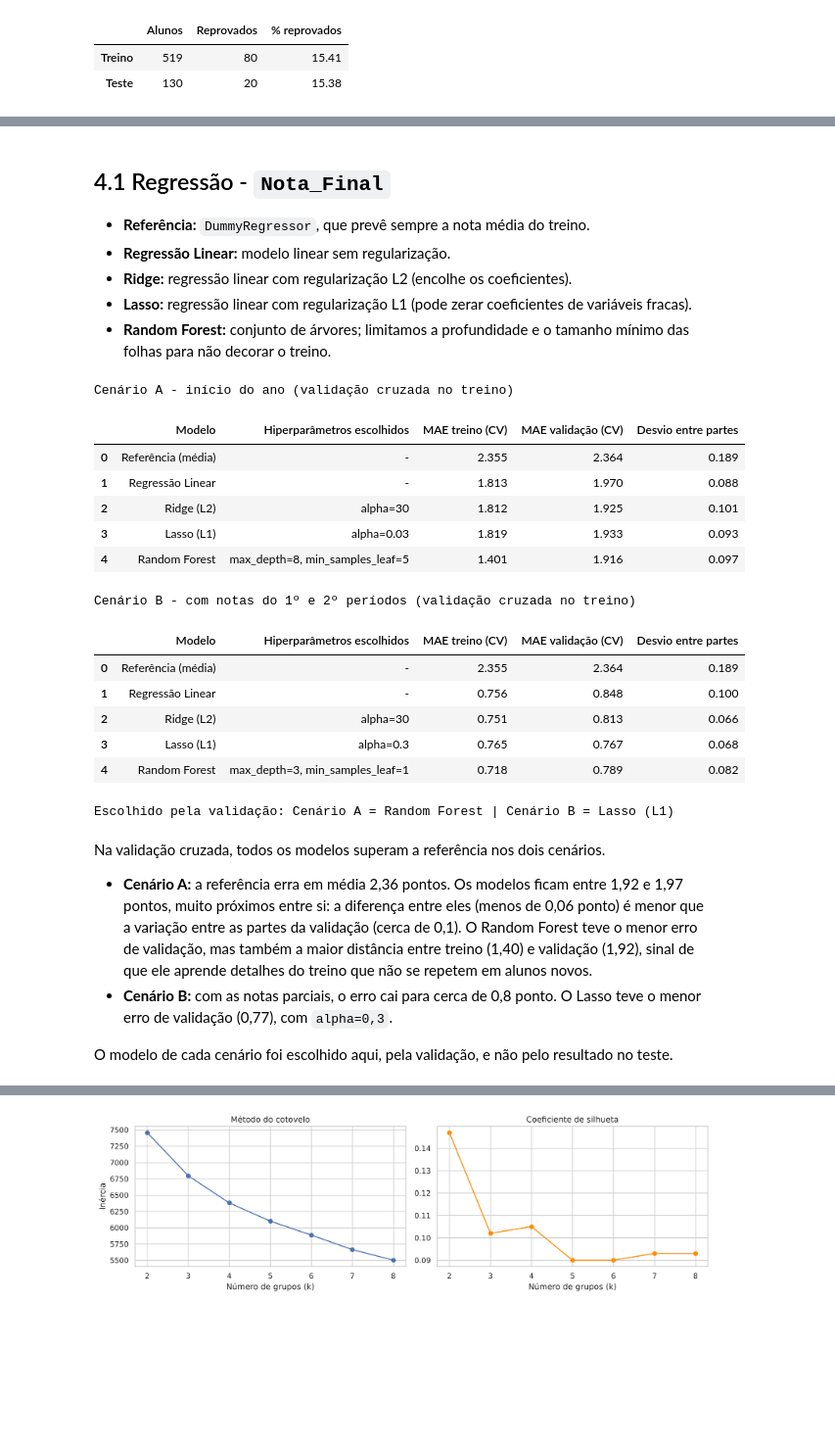
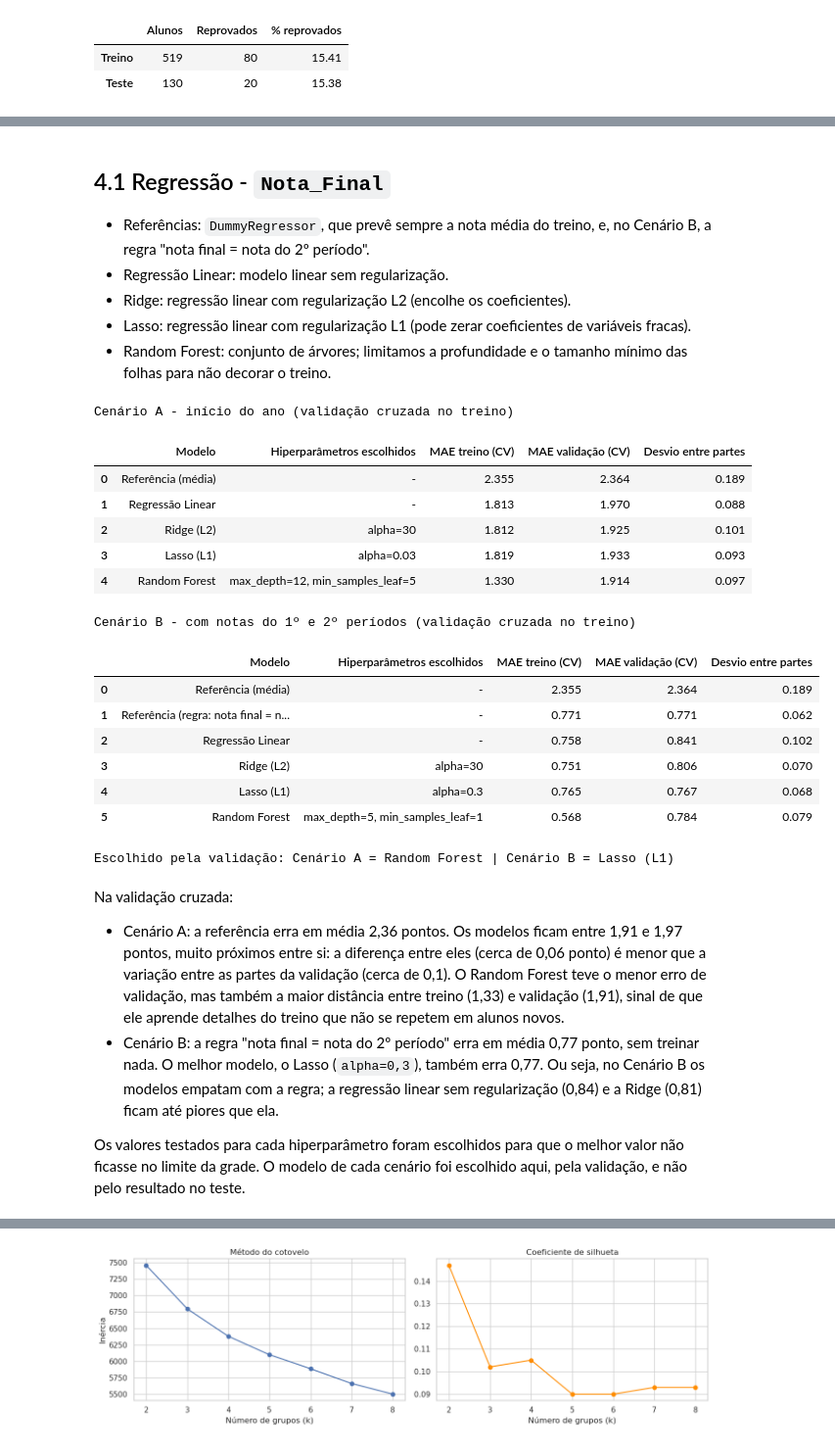
Before and after one commit to CinthiaMabuchi/Projeto_Final_Machine_Learning, a Jupyter notebook: projeto_final_ML_v2.ipynb, the cells around one changed output, grey strips where cells are left out. Shown at 98% size. Drawn from its saved outputs; the diff is of its cells as text; code cells hidden in the pictures; blank space fills up the shorter version.

Commit message:
Ajustes finais no arquivo v2

```diff
--- a/projeto_final_ML_v2.ipynb
+++ b/projeto_final_ML_v2.ipynb
@@ -130,0 +140,11 @@ df.head()
+# %%
+from pathlib import Path
+
+encontrados = [p for p in Path(".").iterdir() if p.name.lower() == "estudantes_desempenho.csv"]
+if not encontrados:
+    raise FileNotFoundError("Arquivo estudantes_desempenho.CSV não encontrado. "
+                            "Coloque o CSV na mesma pasta deste notebook e rode novamente.")
+
+arquivo = encontrados[0]
+df = pd.read_csv(arquivo, sep=";", encoding="latin-1")
+df.head()
@@ -251,7 +278,9 @@ df.describe().T.round(2)
 # %% [markdown]
 Para ler as médias acima é preciso lembrar dos códigos. A tabela a seguir mostra, para cada variável codificada, o significado de cada número e quantos alunos estão em cada nível.
 # %%
-escala_1a5 = lambda baixo, alto: {1: f"1 - {baixo}", 2: "2", 3: "3", 4: "4", 5: f"5 - {alto}"}
+def escala_1a5(baixo, alto):
+    return {1: f"1 - {baixo}", 2: "2", 3: "3", 4: "4", 5: f"5 - {alto}"}
+
 escolaridade = {0: "Nenhuma", 1: "Primário (até 4º ano)", 2: "5º ao 9º ano",
                 3: "Secundário (ensino médio)", 4: "Superior"}
 
@@ -690,9 +724,10 @@ Uma variável só pode entrar no modelo se estiver disponível no momento em que
 df["Risco_Reprovacao"] = (df["Nota_Final"] < 10).astype(int)
 
 colunas_resposta = ["Nota_Final", "Situacao_Final", "Risco_Reprovacao"]
-so_no_cenario_b = ["Nota_1o_Periodo", "Nota_2o_Periodo", "Numero_de_Faltas"]
+so_no_cenario_b = ["Nota_1o_Periodo", "Nota_2o_Periodo"]
+fora_dos_modelos = ["Numero_de_Faltas"]  # total do ano: não estaria disponível em nenhum dos dois momentos
 
-features_a = [c for c in df.columns if c not in colunas_resposta + so_no_cenario_b]
+features_a = [c for c in df.columns if c not in colunas_resposta + so_no_cenario_b + fora_dos_modelos]
 features_b = features_a + so_no_cenario_b
 
 def separar_tipos(features):
@@ -755,78 +824,86 @@ def dados(cenario, alvo):
 # %% [markdown]
 ## 4.1 Regressão - `Nota_Final`
 
-* **Referência:** `DummyRegressor`, que prevê sempre a nota média do treino.
-* **Regressão Linear:** modelo linear sem regularização.
-* **Ridge:** regressão linear com regularização L2 (encolhe os coeficientes).
-* **Lasso:** regressão linear com regularização L1 (pode zerar coeficientes de variáveis fracas).
-* **Random Forest:** conjunto de árvores; limitamos a profundidade e o tamanho mínimo das folhas para não decorar o treino.
+* Referências: `DummyRegressor`, que prevê sempre a nota média do treino, e, no Cenário B, a regra "nota final = nota do 2º período".
+* Regressão Linear: modelo linear sem regularização.
+* Ridge: regressão linear com regularização L2 (encolhe os coeficientes).
+* Lasso: regressão linear com regularização L1 (pode zerar coeficientes de variáveis fracas).
+* Random Forest: conjunto de árvores; limitamos a profundidade e o tamanho mínimo das folhas para não decorar o treino.
 # %%
 cv_reg = KFold(n_splits=5, shuffle=True, random_state=SEMENTE)
 
-def modelos_regressao():
+def modelos_regressao(cenario):
+    referencias = {"Referência (média)": (DummyRegressor(strategy="mean"), {})}
+    if cenario == "B":
+        referencias["Referência (regra: nota final = nota do 2º período)"] = (RegraNota2(), {})
     return {
-        "Referência (média)": (DummyRegressor(strategy="mean"), {}),
+        **referencias,
         "Regressão Linear": (LinearRegression(), {}),
-        "Ridge (L2)": (Ridge(), {"modelo__alpha": [0.1, 1, 10, 30, 100]}),
-        "Lasso (L1)": (Lasso(max_iter=20000), {"modelo__alpha": [0.01, 0.03, 0.1, 0.3]}),
+        "Ridge (L2)": (Ridge(), {"modelo__alpha": [0.1, 1, 10, 30, 100, 300, 1000]}),
+        "Lasso (L1)": (Lasso(max_iter=20000), {"modelo__alpha": [0.003, 0.01, 0.03, 0.1, 0.3, 1]}),
         "Random Forest": (RandomForestRegressor(n_estimators=200, random_state=SEMENTE, n_jobs=-1),
-                          {"modelo__max_depth": [3, 5, 8], "modelo__min_samples_leaf": [1, 5, 10]}),
+                          {"modelo__max_depth": [3, 5, 8, 12, None], "modelo__min_samples_leaf": [1, 5, 10]}),
     }
 
 def construir_regressao(cenario):
     X_tr, _, y_tr, _ = dados(cenario, "Nota_Final")
     _, num, cat = cenarios[cenario]
     linhas, ajustados = [], {}
-    for nome, (modelo, grade) in modelos_regressao().items():
-        pipe = Pipeline([("prep", criar_preprocessador(num, cat)), ("modelo", modelo)])
+    for nome, (modelo, grade) in modelos_regressao(cenario).items():
+        pipe = montar(modelo, num, cat)
         busca = GridSearchCV(pipe, grade, cv=cv_reg, scoring="neg_mean_absolute_error",
-                             return_train_score=True, n_jobs=-1)
+                             return_train_score=True)
         busca.fit(X_tr, y_tr)
         i = busca.best_index_
         linhas.append({
             "Modelo": nome,
             "Hiperparâmetros escolhidos": nome_parametros(busca.best_params_),
             "MAE treino (CV)": -busca.cv_results_["mean_train_score"][i],
             "MAE validação (CV)": -busca.cv_results_["mean_test_score"][i],
             "Desvio entre partes": busca.cv_results_["std_test_score"][i],
         })
         ajustados[nome] = busca.best_estimator_
     return pd.DataFrame(linhas).round(3), ajustados
 
 cv_reg_a, modelos_reg_a = construir_regressao("A")
 cv_reg_b, modelos_reg_b = construir_regressao("B")
 
 print("Cenário A - início do ano (validação cruzada no treino)")
 display(cv_reg_a)
 print("Cenário B - com notas do 1º e 2º períodos (validação cruzada no treino)")
 display(cv_reg_b)
 
-escolhido_reg_a = cv_reg_a.iloc[1:].sort_values("MAE validação (CV)").iloc[0]["Modelo"]
-escolhido_reg_b = cv_reg_b.iloc[1:].sort_values("MAE validação (CV)").iloc[0]["Modelo"]
+def melhor(tabela, coluna, menor_melhor):
+    candidatos = tabela[~tabela["Modelo"].map(eh_referencia)]
+    return candidatos.sort_values(coluna, ascending=menor_melhor).iloc[0]["Modelo"]
+
+escolhido_reg_a = melhor(cv_reg_a, "MAE validação (CV)", True)
+escolhido_reg_b = melhor(cv_reg_b, "MAE validação (CV)", True)
 print(f"Escolhido pela validação: Cenário A = {escolhido_reg_a} | Cenário B = {escolhido_reg_b}")
 # %% [output]
 Cenário A - início do ano (validação cruzada no treino)
 |  | Modelo | Hiperparâmetros escolhidos | MAE treino (CV) | MAE validação (CV) | Desvio entre partes |
 | 0 | Referência (média) | - | 2.355 | 2.364 | 0.189 |
 | 1 | Regressão Linear | - | 1.813 | 1.970 | 0.088 |
 | 2 | Ridge (L2) | alpha=30 | 1.812 | 1.925 | 0.101 |
 | 3 | Lasso (L1) | alpha=0.03 | 1.819 | 1.933 | 0.093 |
-| 4 | Random Forest | max_depth=8, min_samples_leaf=5 | 1.401 | 1.916 | 0.097 |
+| 4 | Random Forest | max_depth=12, min_samples_leaf=5 | 1.330 | 1.914 | 0.097 |
 Cenário B - com notas do 1º e 2º períodos (validação cruzada no treino)
 |  | Modelo | Hiperparâmetros escolhidos | MAE treino (CV) | MAE validação (CV) | Desvio entre partes |
 | 0 | Referência (média) | - | 2.355 | 2.364 | 0.189 |
-| 1 | Regressão Linear | - | 0.756 | 0.848 | 0.100 |
-| 2 | Ridge (L2) | alpha=30 | 0.751 | 0.813 | 0.066 |
-| 3 | Lasso (L1) | alpha=0.3 | 0.765 | 0.767 | 0.068 |
-| 4 | Random Forest | max_depth=3, min_samples_leaf=1 | 0.718 | 0.789 | 0.082 |
+| 1 | Referência (regra: nota final = n... | - | 0.771 | 0.771 | 0.062 |
+| 2 | Regressão Linear | - | 0.758 | 0.841 | 0.102 |
+| 3 | Ridge (L2) | alpha=30 | 0.751 | 0.806 | 0.070 |
+| 4 | Lasso (L1) | alpha=0.3 | 0.765 | 0.767 | 0.068 |
+| 5 | Random Forest | max_depth=5, min_samples_leaf=1 | 0.568 | 0.784 | 0.079 |
 Escolhido pela validação: Cenário A = Random Forest | Cenário B = Lasso (L1)
 # %% [markdown]
-Na validação cruzada, todos os modelos superam a referência nos dois cenários.
+Na validação cruzada:
 
-* **Cenário A:** a referência erra em média 2,36 pontos. Os modelos ficam entre 1,92 e 1,97 pontos, muito próximos entre si: a diferença entre eles (menos de 0,06 ponto) é menor que a variação entre as partes da validação (cerca de 0,1). O Random Forest teve o menor erro de validação, mas também a maior distância entre treino (1,40) e validação (1,92), sinal de que ele aprende detalhes do treino que não se repetem em alunos novos.
-* **Cenário B:** com as notas parciais, o erro cai para cerca de 0,8 ponto. O Lasso teve o menor erro de validação (0,77), com `alpha=0,3`.
+* Cenário A: a referência erra em média 2,36 pontos. Os modelos ficam entre 1,91 e 1,97 pontos, muito próximos entre si: a diferença entre eles (cerca de 0,06 ponto) é menor que a variação entre as partes da validação (cerca de 0,1). O Random Forest teve o menor erro de validação, mas também a maior distância entre treino (1,33) e validação (1,91), sinal de que ele aprende detalhes do treino que não se repetem em alunos novos.
+* Cenário B: a regra "nota final = nota do 2º período" erra em média 0,77 ponto, sem treinar nada. O melhor modelo, o Lasso (`alpha=0,3`), também erra 0,77. Ou seja, no Cenário B os modelos empatam com a regra; a regressão linear sem regularização (0,84) e a Ridge (0,81) ficam até piores que ela.
 
-O modelo de cada cenário foi escolhido aqui, pela validação, e não pelo resultado no teste.
+Os valores testados para cada hiperparâmetro foram escolhidos para que o melhor valor não ficasse no limite da grade. O modelo de cada cenário foi escolhido aqui, pela validação, e não pelo resultado no teste.
 # %% [markdown]
 ## 4.2 Classificação - `Risco_Reprovacao`
 
```
Also changed, not shown: parts of 59 cells of this notebook, 3 other files.
